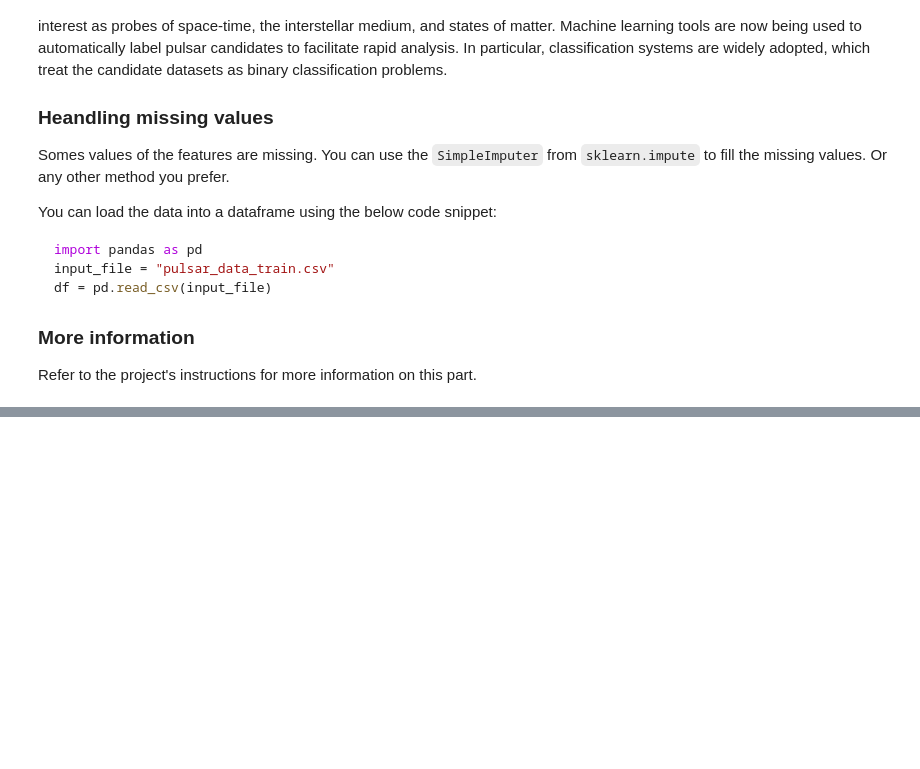
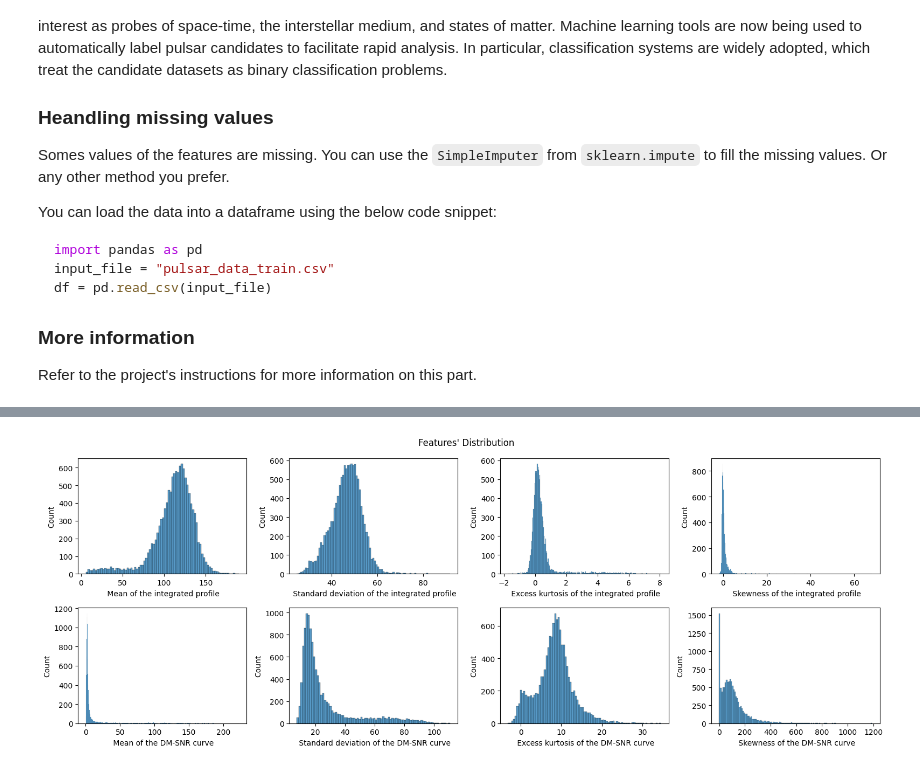
Before and after one commit to ChelsyMena/svm-classification, a Jupyter notebook: example_notebook.ipynb, the cells around one changed output, grey strips where cells are left out. Saved outputs shown, nothing was run; the diff lists cells and outputs as text; code cells hidden in the pictures; blank space fills up the shorter version.

```diff
--- a/example_notebook.ipynb
+++ b/example_notebook.ipynb
@@ -255,0 +258,4 @@ Refer to the project's instructions for more information on this part.
+# %%
+train_data = pd.read_csv("pulsar_data_train.csv")
+print("Table size: ", train_data.shape)
+train_data.head()
@@ -255,0 +283,10 @@ Refer to the project's instructions for more information on this part.
+# %%
+fix, axes = plt.subplots(2, 4, figsize=(16, 6))
+
+for column in train_data.columns[:-1]:
+	sns.histplot(train_data[column], ax=axes.flatten()[train_data.columns.get_loc(column)])
+
+plt.suptitle("Features' Distribution")
+plt.tight_layout();
+# %% [output]
+[figure, added]
```
Also changed, not shown: parts of 13 cells of this notebook.
